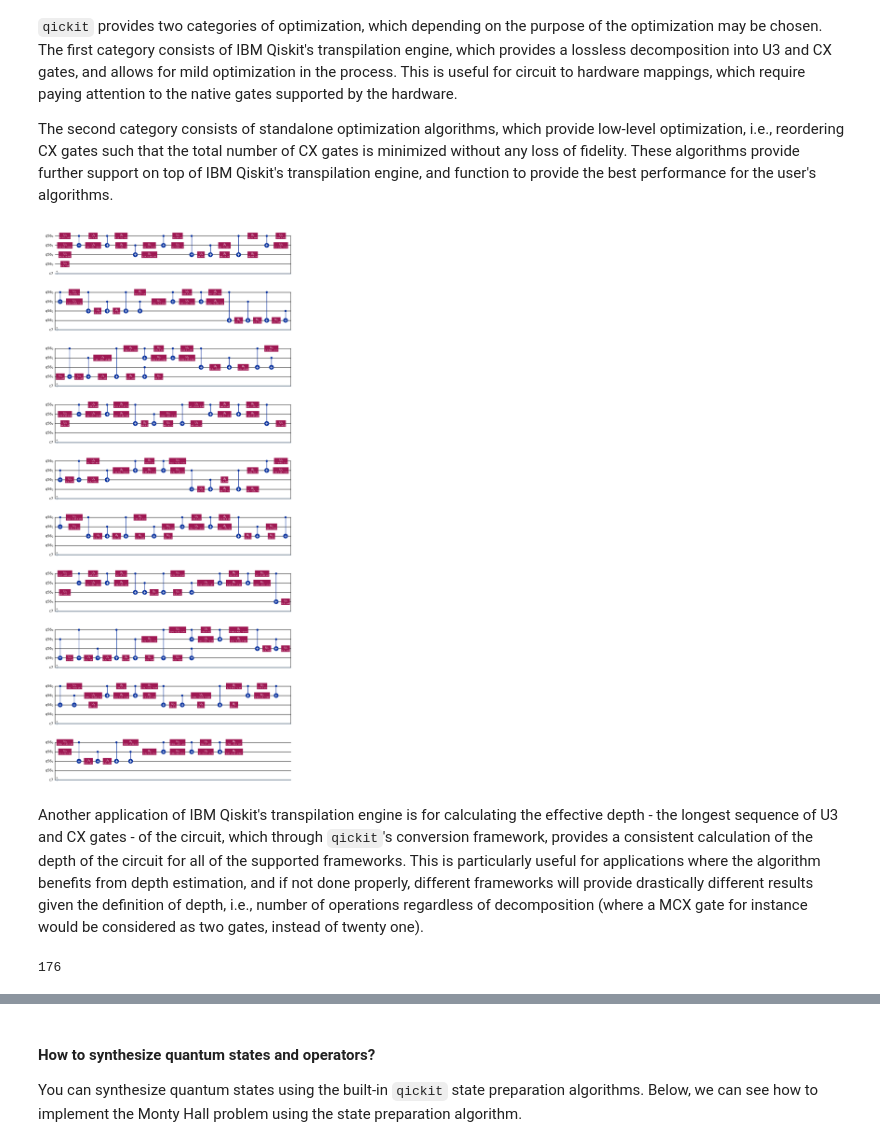
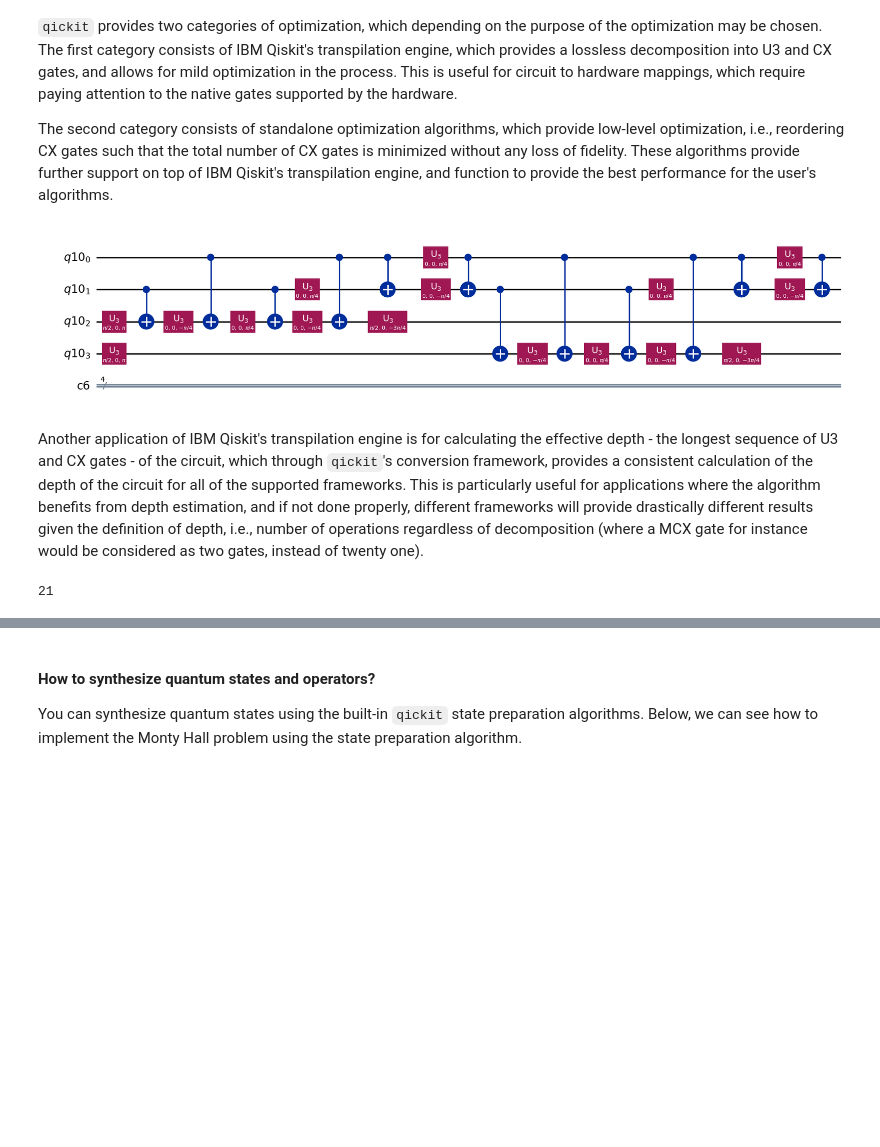
Before and after one commit to Qualition/quick, a Jupyter notebook: notebooks/Creating and Manipulating Circuits.ipynb, the cells around one changed output, grey strips where cells are left out. Cells and saved outputs as stored; diff of their text form; code cells hidden in the pictures; blank space fills up the shorter version.

```diff
--- a/notebooks/Creating and Manipulating Circuits.ipynb
+++ b/notebooks/Creating and Manipulating Circuits.ipynb
@@ -110,22 +125,22 @@ new_qc.get_counts(1024)
 
 The second category consists of standalone optimization algorithms, which provide low-level optimization, i.e., reordering CX gates such that the total number of CX gates is minimized without any loss of fidelity. These algorithms provide further support on top of IBM Qiskit's transpilation engine, and function to provide the best performance for the user's algorithms.
 # %%
-qc = QiskitCircuit(4, 4)
+qc = QiskitCircuit(4)
 
 qc.MCX([0, 1], [2, 3])
 
 qc.transpile()
 
 qc.draw()
 # %% [output]
-[figure, old version]
+[figure, new version]
 # %% [markdown]
 Another application of IBM Qiskit's transpilation engine is for calculating the effective depth - the longest sequence of U3 and CX gates - of the circuit, which through `qickit`'s conversion framework, provides a consistent calculation of the depth of the circuit for all of the supported frameworks. This is particularly useful for applications where the algorithm benefits from depth estimation, and if not done properly, different frameworks will provide drastically different results given the definition of depth, i.e., number of operations regardless of decomposition (where a MCX gate for instance would be considered as two gates, instead of twenty one).
 # %%
-qc = TKETCircuit(4, 4)
+qc = TKETCircuit(4)
 
 qc.MCX([0, 1], [2, 3])
 
 print(qc.get_depth())
 # %% [output]
-176
+21
```
Also changed, not shown: parts of 11 cells of this notebook, 35 other files.
